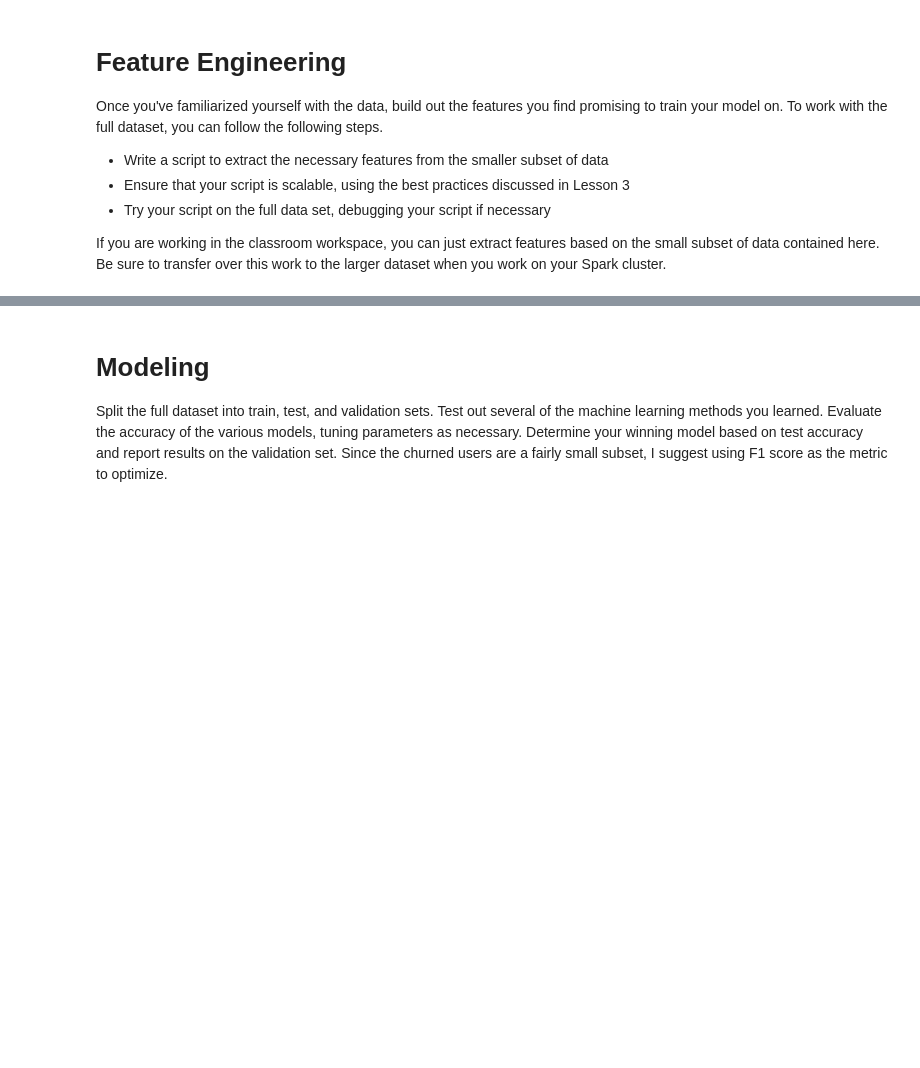
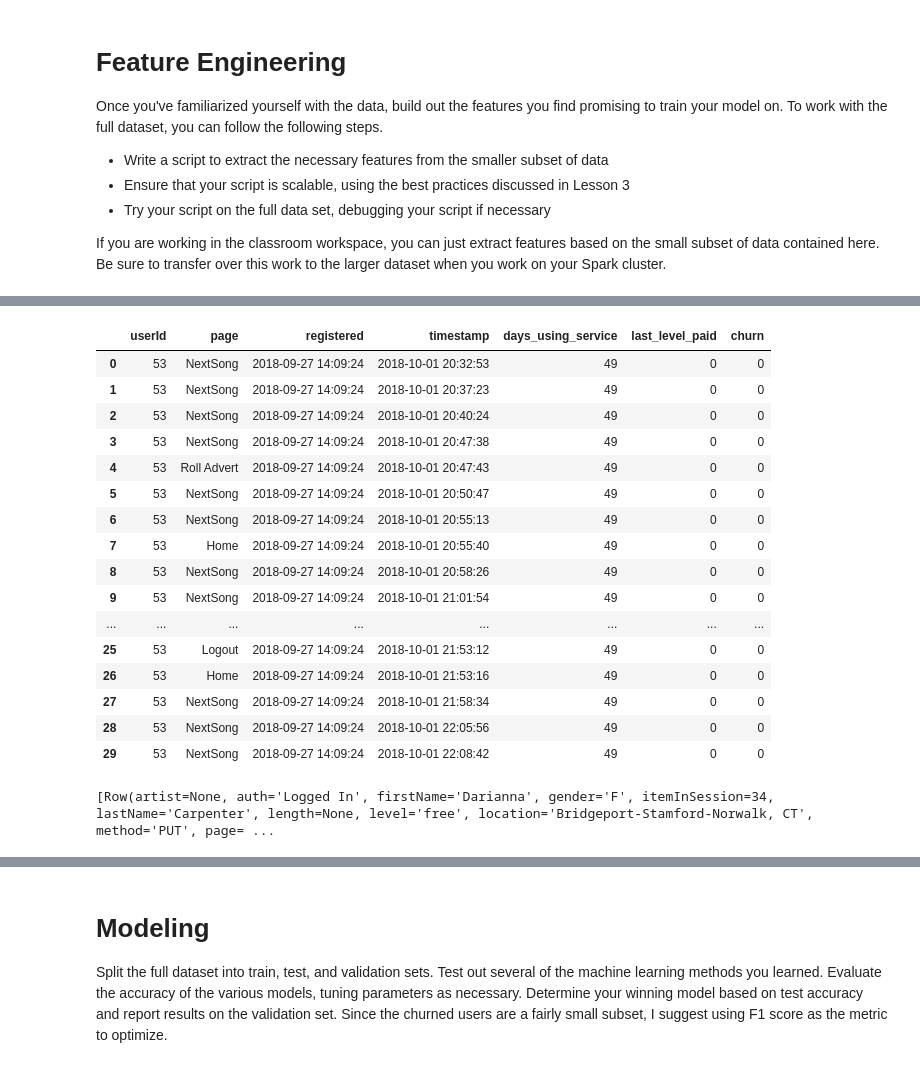
Before and after one commit to SigveMartin/DataScienceNDProjects, a Jupyter notebook: Capstone_Spark_Project/Sparkify.ipynb, the cells around one changed output, grey strips where cells are left out. Saved outputs shown, nothing was run; the diff lists cells and outputs as text; code cells hidden in the pictures; blank space fills up the shorter version.

```diff
--- a/Capstone_Spark_Project/Sparkify.ipynb
+++ b/Capstone_Spark_Project/Sparkify.ipynb
@@ -296,0 +289,10 @@ plt.ylabel("Cancellations Confirmed");
+# %%
+# We define a new "flag_churn_event" and set it to 1 if it happened, and 0 otherwise.
+flag_churn_event = F.udf(lambda x: 1 if x == "Cancellation Confirmation" else 0, T.IntegerType())
+
+# Add churn (cancel confirmation) column
+df = df.withColumn("churn", flag_churn_event("page"))
+# %%
+## Number of users that has churned
+users_churned = df.where(df.churn==1).dropDuplicates().select("userId").toPandas()["userId"].tolist()
+len(users_churned)
@@ -297,3 +372,12 @@ plt.ylabel("Cancellations Confirmed");
+# %%
+# To make it easer using the categorical variabels gender and level we create a flag for them as well
+# We define a new "female_flag" and set it to 1 if F, and 0 otherwise.
+flag_female = F.udf(lambda x: 1 if x == "F" else 0, T.IntegerType())
+# We define a new "paid_plan_flag" and set it to 1 if F, and 0 otherwise.
+paid_plan_flag = F.udf(lambda x: 1 if x == "paid" else 0, T.IntegerType())
+
+df = df.withColumn("female", flag_female("gender"))
+df = df.withColumn("paid_plan", flag_female("level"))
 # %% [markdown]
 # Feature Engineering
 Once you've familiarized yourself with the data, build out the features you find promising to train your model on. To work with the full dataset, you can follow the following steps.
@@ -319,0 +401,37 @@ If you are working in the classroom workspace, you can just extract features bas
+# %%
+# Create a column of number of days using the service from first ts to last ts
+# Create a range for each user sorted by timeseries for the sessions
+user_window = Window \
+    .partitionBy('userID') \
+    .orderBy(F.desc('timestamp')) \
+    .rangeBetween(Window.unboundedPreceding, Window.unboundedFollowing)
+
+# The number of days that they have used the service
+df = df.withColumn("days_using_service", F.datediff(F.first(df.timestamp).over(user_window),
+                                  F.last(df.timestamp).over(user_window)))
+# The last level they had
+df = df.withColumn("last_level_paid",F.last("paid_plan").over(user_window))
+# %%
+df.filter(F.col("userId")==users_churned[0]).select("userId","page","registered","timestamp","days_using_service","last_level_paid","churn").sort("timestamp").toPandas().head(30)
+# %% [output]
+|  | userId | page | registered | timestamp | days_using_service | last_level_paid | churn |
+| 0 | 53 | NextSong | 2018-09-27 14:09:24 | 2018-10-01 20:32:53 | 49 | 0 | 0 |
+| 1 | 53 | NextSong | 2018-09-27 14:09:24 | 2018-10-01 20:37:23 | 49 | 0 | 0 |
+| 2 | 53 | NextSong | 2018-09-27 14:09:24 | 2018-10-01 20:40:24 | 49 | 0 | 0 |
+| 3 | 53 | NextSong | 2018-09-27 14:09:24 | 2018-10-01 20:47:38 | 49 | 0 | 0 |
+| 4 | 53 | Roll Advert | 2018-09-27 14:09:24 | 2018-10-01 20:47:43 | 49 | 0 | 0 |
+| 5 | 53 | NextSong | 2018-09-27 14:09:24 | 2018-10-01 20:50:47 | 49 | 0 | 0 |
+| 6 | 53 | NextSong | 2018-09-27 14:09:24 | 2018-10-01 20:55:13 | 49 | 0 | 0 |
+| 7 | 53 | Home | 2018-09-27 14:09:24 | 2018-10-01 20:55:40 | 49 | 0 | 0 |
+| 8 | 53 | NextSong | 2018-09-27 14:09:24 | 2018-10-01 20:58:26 | 49 | 0 | 0 |
+| 9 | 53 | NextSong | 2018-09-27 14:09:24 | 2018-10-01 21:01:54 | 49 | 0 | 0 |
+| ... | ... | ... | ... | ... | ... | ... | ... |
+| 25 | 53 | Logout | 2018-09-27 14:09:24 | 2018-10-01 21:53:12 | 49 | 0 | 0 |
+| 26 | 53 | Home | 2018-09-27 14:09:24 | 2018-10-01 21:53:16 | 49 | 0 | 0 |
+| 27 | 53 | NextSong | 2018-09-27 14:09:24 | 2018-10-01 21:58:34 | 49 | 0 | 0 |
+| 28 | 53 | NextSong | 2018-09-27 14:09:24 | 2018-10-01 22:05:56 | 49 | 0 | 0 |
+| 29 | 53 | NextSong | 2018-09-27 14:09:24 | 2018-10-01 22:08:42 | 49 | 0 | 0 |
+# %%
+df.take(1)
+# %% [output]
+[Row(artist=None, auth='Logged In', firstName='Darianna', gender='F', itemInSession=34, lastName='Carpenter', length=None, level='free', location='Bridgeport-Stamford-Norwalk, CT', method='PUT', page= ...
```
Also changed, not shown: parts of 71 cells of this notebook.
